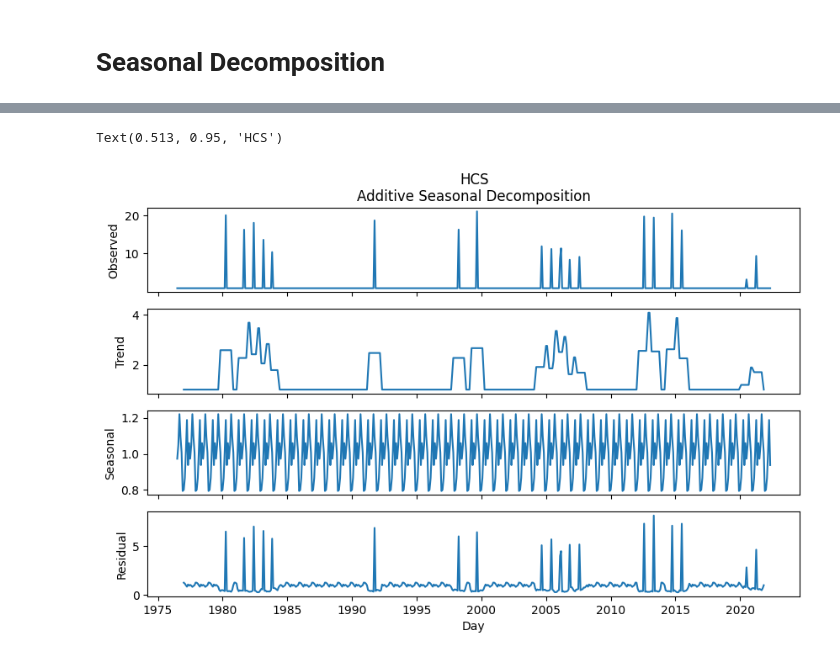
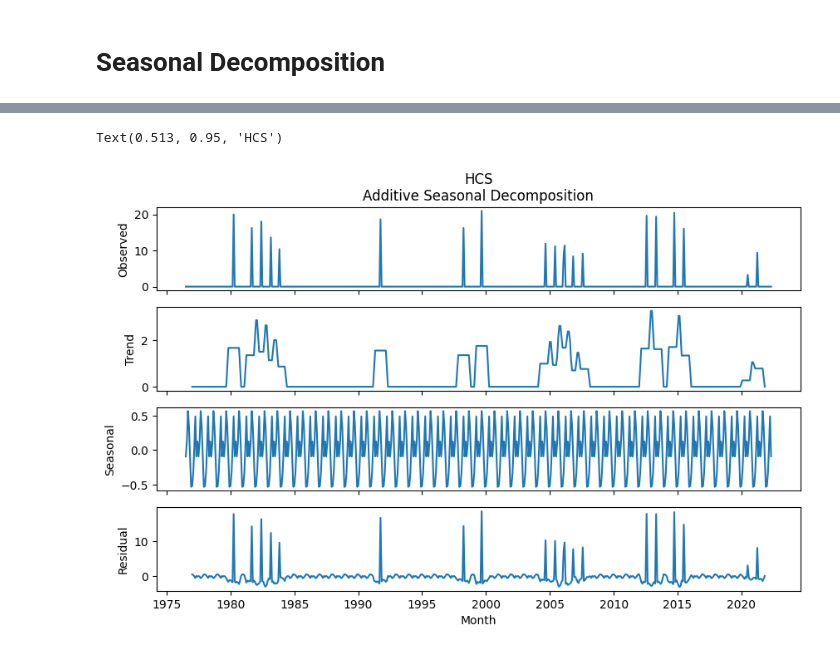
Before and after one commit to amlnewlands/Understanding-the-in-situ-Solar-Wind-Properties, a Jupyter notebook: src/HCS_Sunspots_Descriptive_Analytics.ipynb, the cells around one changed output, grey strips where cells are left out. Saved outputs shown, nothing was run; the diff lists cells and outputs as text; code cells hidden in the pictures.

```diff
--- a/src/HCS_Sunspots_Descriptive_Analytics.ipynb
+++ b/src/HCS_Sunspots_Descriptive_Analytics.ipynb
@@ -170,7 +155,6 @@ def sea_decomp(ser, model="additive"):
 
     return result
 # %%
-#Creating df to not mess up the original one
 hcs_sun_ace_decomp = hcs_df.copy()
 
 # Convert 'date' to datetime and set as index
@@ -180,5 +164,6 @@ hcs_sun_ace_decomp.set_index('date', inplace=True)
 # Set the frequency of the index to monthly
 hcs_sun_ace_decomp = hcs_sun_ace_decomp.asfreq('ME')
 
-#Filling missing values because the function can't handle them
-hcs_sun_ace_decomp['SD_70'].fillna(1, inplace=True)
+# Filling missing values in a way that avoids future issues
+hcs_sun_ace_decomp['SD_70'] = hcs_sun_ace_decomp['SD_70'].fillna(0)
+hcs_sun_ace_decomp['SL_70_log10'] = hcs_sun_ace_decomp['SD_70'].fillna(0)
@@ -192,23 +170,23 @@ For example, when doing 'df[col].method(value, inplace=True)', try using 'df.met
 # %%
 #Plotting seasonal decomposition
 fig, axes = plt.subplots(4, 1, figsize=(10, 6), sharex=True)
-res = sea_decomp(hcs_sun_ace_decomp['SD_70'], model="multiplicative")
+res = sea_decomp(hcs_sun_ace_decomp['SD_70'], model="additive")
 
 axes[0].set_title("Additive Seasonal Decomposition")
 axes[0].plot(res.observed)
 axes[0].set_ylabel("Observed")
 
 axes[1].plot(res.trend)
 axes[1].set_ylabel("Trend")
 
 axes[2].plot(res.seasonal)
 axes[2].set_ylabel("Seasonal")
 
 axes[3].plot(res.resid)
 axes[3].set_ylabel("Residual")
 
-axes[3].set_xlabel("Day")
+axes[3].set_xlabel("Month")
 fig.suptitle("HCS", x=0.513, y=0.95)
 # %% [output]
 Text(0.513, 0.95, 'HCS')
-[figure, old version]
+[figure, new version]
```
Also changed, not shown: parts of 16 cells of this notebook, 9 other files.
